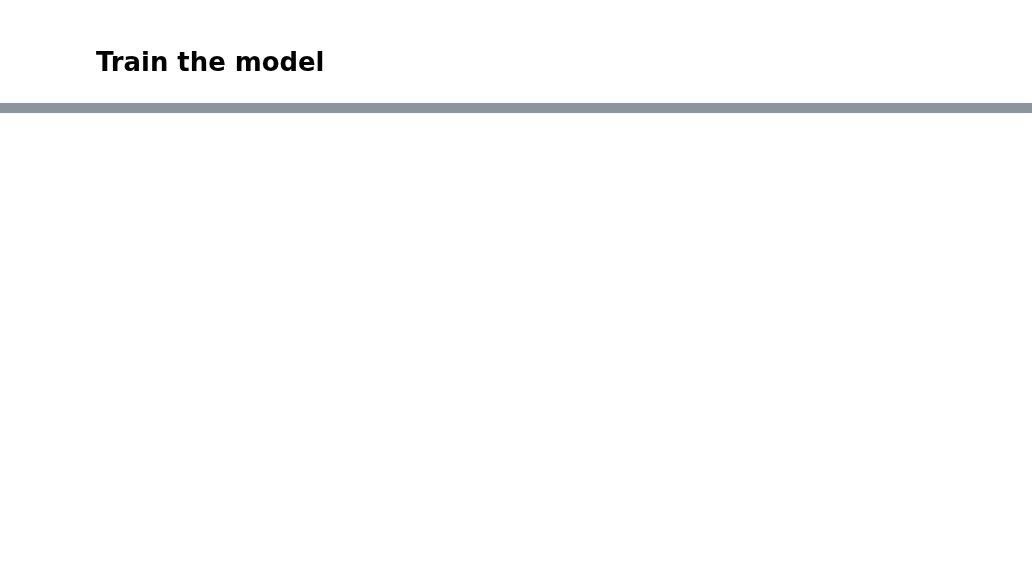
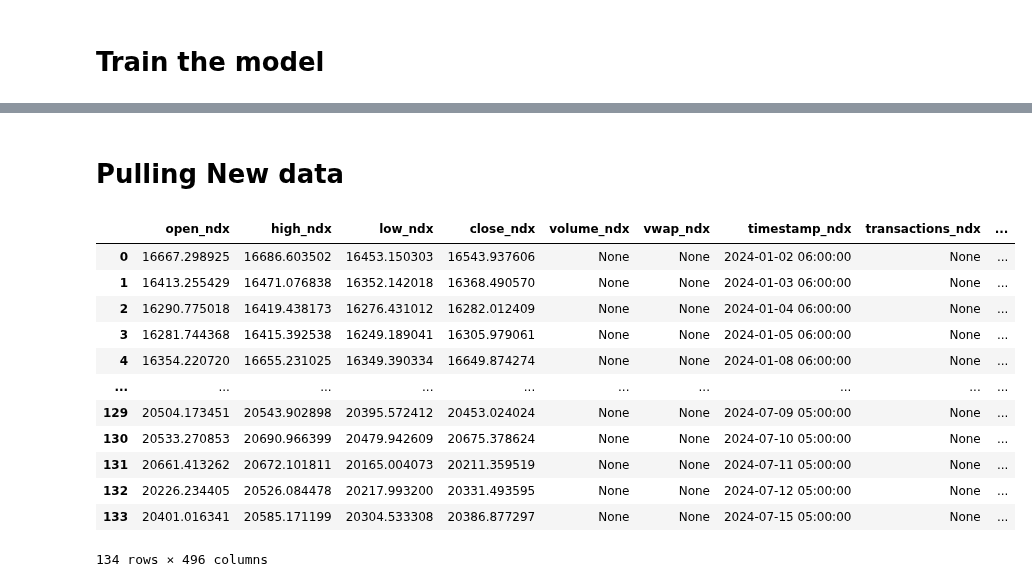
Before and after one commit to franciscojavierarceo/Python, a Jupyter notebook: demos/kfp-demos/feast-stocks/KFP.ipynb, the cells around one changed output, grey strips where cells are left out. Drawn from its saved outputs; the diff is of its cells as text; code cells hidden in the pictures; blank space fills up the shorter version.

```diff
--- a/demos/kfp-demos/feast-stocks/KFP.ipynb
+++ b/demos/kfp-demos/feast-stocks/KFP.ipynb
@@ -337,0 +260,4 @@ RMSE = 1092.20068359375
+# %%
+df_directory = "data"
+if not os.path.exists(df_directory):
+    os.makedirs(df_directory)
@@ -337,0 +266,2 @@ RMSE = 1092.20068359375
+# %% [markdown]
+# Pulling New data
@@ -337,0 +270,18 @@ RMSE = 1092.20068359375
+# %%
+historical_df = pd.read_parquet(os.path.join(df_directory, "historical_extract.parquet"))
+# %%
+historical_df
+# %% [output]
+|  | open_ndx | high_ndx | low_ndx | close_ndx | volume_ndx | vwap_ndx | timestamp_ndx | transactions_ndx | ... |
+| 0 | 16667.298925 | 16686.603502 | 16453.150303 | 16543.937606 | None | None | 2024-01-02 06:00:00 | None | ... |
+| 1 | 16413.255429 | 16471.076838 | 16352.142018 | 16368.490570 | None | None | 2024-01-03 06:00:00 | None | ... |
+| 2 | 16290.775018 | 16419.438173 | 16276.431012 | 16282.012409 | None | None | 2024-01-04 06:00:00 | None | ... |
+| 3 | 16281.744368 | 16415.392538 | 16249.189041 | 16305.979061 | None | None | 2024-01-05 06:00:00 | None | ... |
+| 4 | 16354.220720 | 16655.231025 | 16349.390334 | 16649.874274 | None | None | 2024-01-08 06:00:00 | None | ... |
+| ... | ... | ... | ... | ... | ... | ... | ... | ... | ... |
+| 129 | 20504.173451 | 20543.902898 | 20395.572412 | 20453.024024 | None | None | 2024-07-09 05:00:00 | None | ... |
+| 130 | 20533.270853 | 20690.966399 | 20479.942609 | 20675.378624 | None | None | 2024-07-10 05:00:00 | None | ... |
+| 131 | 20661.413262 | 20672.101811 | 20165.004073 | 20211.359519 | None | None | 2024-07-11 05:00:00 | None | ... |
+| 132 | 20226.234405 | 20526.084478 | 20217.993200 | 20331.493595 | None | None | 2024-07-12 05:00:00 | None | ... |
+| 133 | 20401.016341 | 20585.171199 | 20304.533308 | 20386.877297 | None | None | 2024-07-15 05:00:00 | None | ... |
+134 rows × 496 columns
```
Also changed, not shown: parts of 26 cells of this notebook.
